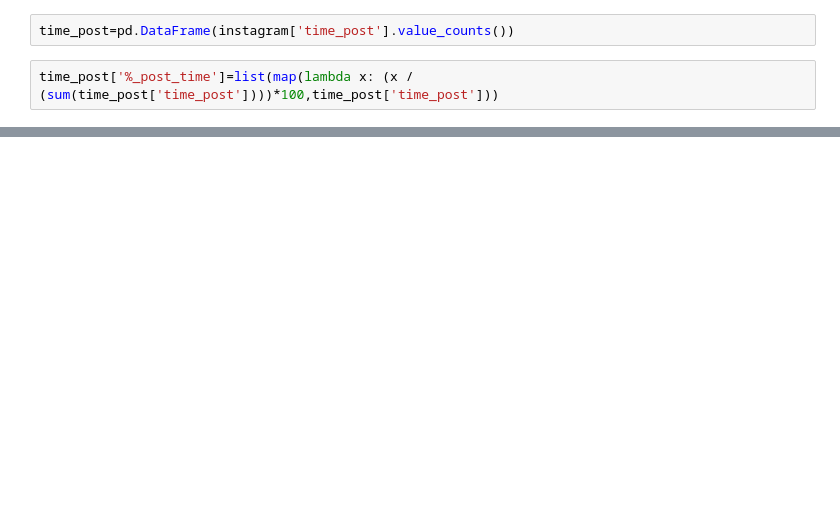
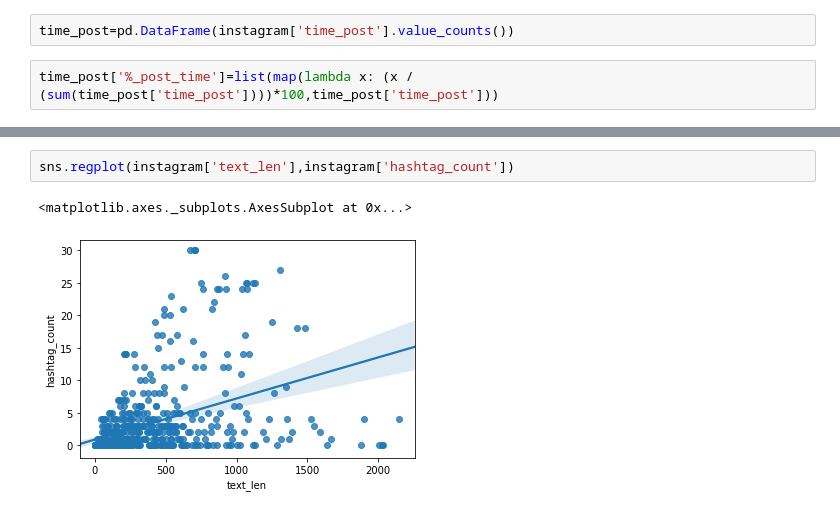
Before and after one commit to lavila2010/Ironhack-Labs, a Jupyter notebook: finalproject-instaposts-connection.ipynb, the cells around one changed output, grey strips where cells are left out. Saved outputs shown, nothing was run; the diff lists cells and outputs as text; blank space fills up the shorter version.

```diff
--- a/finalproject-instaposts-connection.ipynb
+++ b/finalproject-instaposts-connection.ipynb
@@ -146,0 +268,5 @@ time_post.head(5)
+# %%
+sns.regplot(instagram['text_len'],instagram['hashtag_count'])
+# %% [output]
+<matplotlib.axes._subplots.AxesSubplot at 0x...>
+[figure, added]
```
Also changed, not shown: parts of 71 cells of this notebook, 2 other files.
